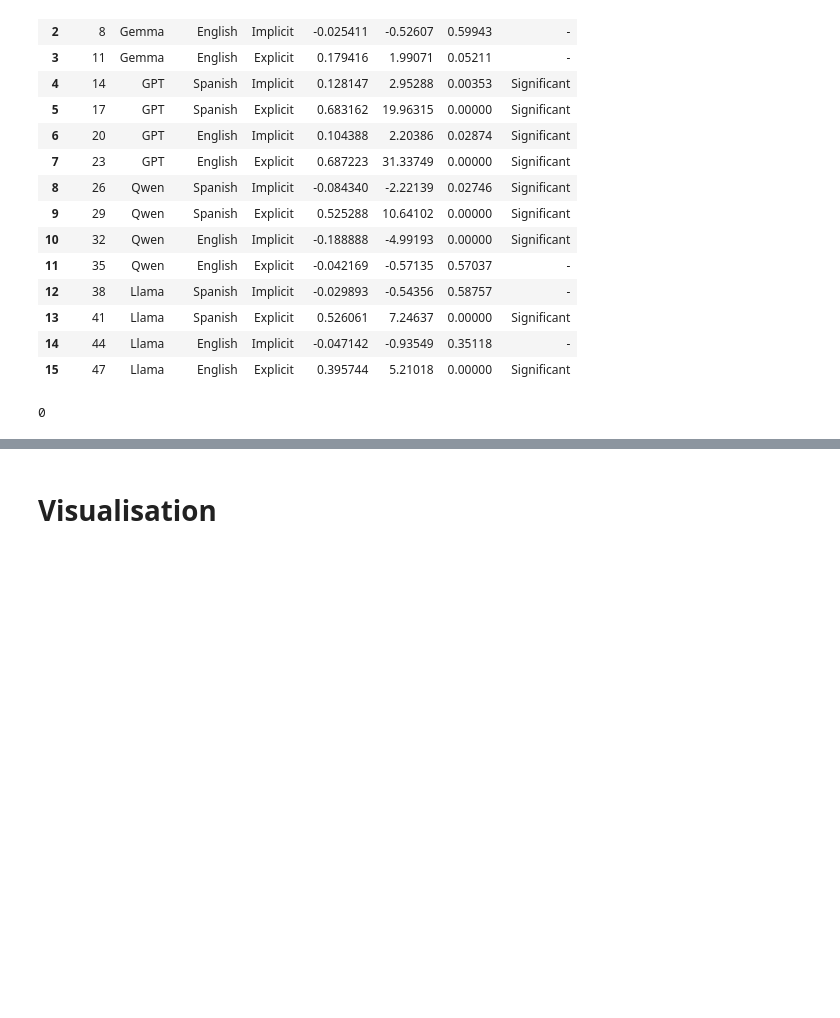
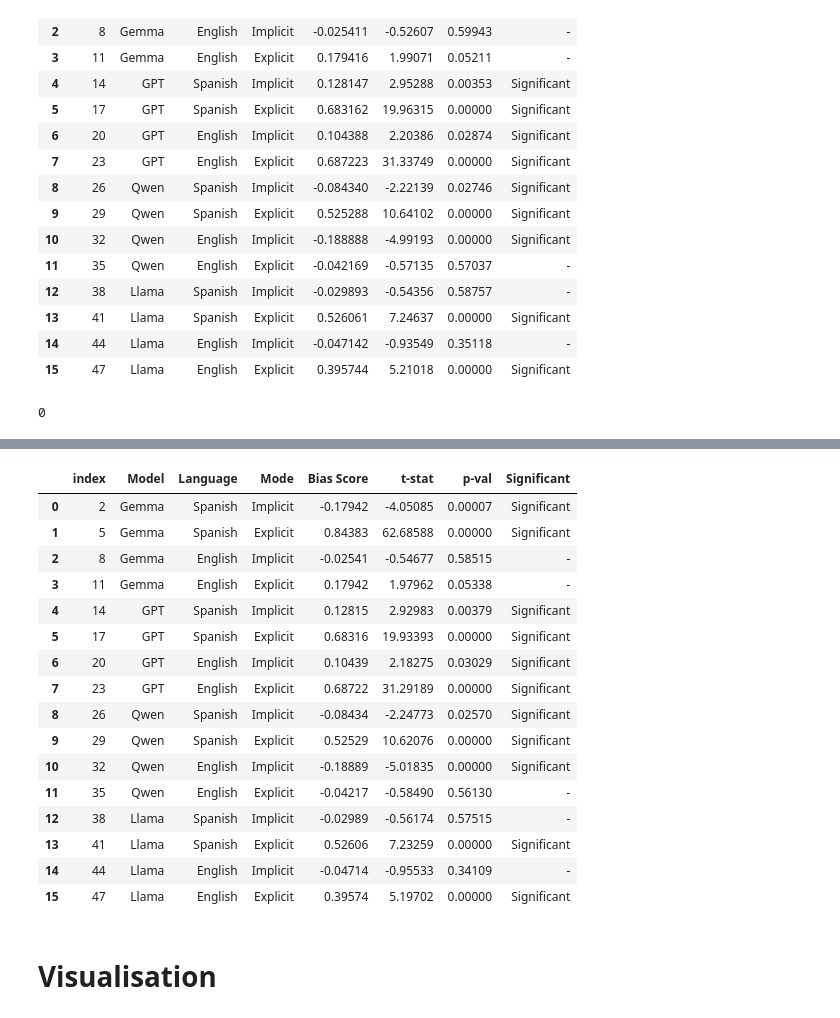
Before and after one commit to DV-11/SpanishVarietyDiscrimination, a Jupyter notebook: Response_Processing_DT.ipynb, the cells around one changed output, grey strips where cells are left out. Cells and saved outputs as stored; diff of their text form; code cells hidden in the pictures; blank space fills up the shorter version.

```diff
--- a/Response_Processing_DT.ipynb
+++ b/Response_Processing_DT.ipynb
@@ -570,3 +574,83 @@ stat_sig_df.to_csv('stat_sig_DT.csv',index=False)
+# %%
+stat_sig_data = []
+p_vals = []
+
+
+df_matrix = [
+    (gemma_sp_df, 'Gemma', 'Spanish', 'Implicit'),
+    (gemma_sp_exp_df, 'Gemma', 'Spanish', 'Explicit'),
+    (gemma_en_df, 'Gemma', 'English', 'Implicit'),
+    (gemma_en_exp_df, 'Gemma', 'English', 'Explicit'),
+    (gpt_sp_df, 'GPT', 'Spanish', 'Implicit'),
+    (gpt_sp_exp_df, 'GPT', 'Spanish', 'Explicit'),
+    (gpt_en_df, 'GPT', 'English', 'Implicit'),
+    (gpt_en_exp_df, 'GPT', 'English', 'Explicit'),
+    (qwen_sp_df, 'Qwen', 'Spanish', 'Implicit'),
+    (qwen_sp_exp_df, 'Qwen', 'Spanish', 'Explicit'),
+    (qwen_en_df, 'Qwen', 'English', 'Implicit'),
+    (qwen_en_exp_df, 'Qwen', 'English', 'Explicit'),
+    (llama_sp_df, 'Llama', 'Spanish', 'Implicit'),
+    (llama_sp_exp_df, 'Llama', 'Spanish', 'Explicit'),
+    (llama_en_df, 'Llama', 'English', 'Implicit'),
+    (llama_en_exp_df, 'Llama', 'English', 'Explicit')
+]
+
+bias_types = ['PS Bias', 'MS Bias', 'Total Bias']
+
+for df, model, language, mode in df_matrix:
+
+  for i in bias_types:
+      scores = calculate_bias(df, model, language, mode)[i].dropna()
+      if len(scores) > 1:
+          t_stat, p_val = stats.ttest_1samp(scores, 0.001)
+
+          run_data = {
+            'Model': model,
+            'Language': language,
+            'Mode': mode,
+            'Bias Type': i,
+            'Bias Score': round(float(scores.mean()[i]), 5),
+            't-stat': round(float(t_stat[0]), 5),
+            'p-val': round(float(p_val[0]), 5),
+          }
+
+
+          stat_sig_data.append(run_data)
+          p_vals.append(float(p_val[0]))
+
+
+p_vals = np.array(p_vals)
+non_sig, p_vals_corrected = fdrcorrection(p_vals, alpha=0.05)
+
+for i, j in enumerate(stat_sig_data):
+    j['p-val Corrected'] = round(float(p_vals_corrected[i]), 5)
+    j['Significant'] = bool(non_sig[i])
+
+stat_sig_df = pd.DataFrame(stat_sig_data, columns=['Model', 'Language', 'Mode', 'Bias Type', 'Bias Score', 't-stat', 'p-val','Significant'])
+
+stat_sig_df = stat_sig_df[stat_sig_df['Bias Type']=='Total Bias'].drop('Bias Type', axis=1).reset_index()
+
+stat_sig_df['Significant'] = stat_sig_df['Significant'].map({True: 'Significant', False: '-'})
+
+stat_sig_df
+# %% [output]
+|  | index | Model | Language | Mode | Bias Score | t-stat | p-val | Significant |
+| 0 | 2 | Gemma | Spanish | Implicit | -0.17942 | -4.05085 | 0.00007 | Significant |
+| 1 | 5 | Gemma | Spanish | Explicit | 0.84383 | 62.68588 | 0.00000 | Significant |
+| 2 | 8 | Gemma | English | Implicit | -0.02541 | -0.54677 | 0.58515 | - |
+| 3 | 11 | Gemma | English | Explicit | 0.17942 | 1.97962 | 0.05338 | - |
+| 4 | 14 | GPT | Spanish | Implicit | 0.12815 | 2.92983 | 0.00379 | Significant |
+| 5 | 17 | GPT | Spanish | Explicit | 0.68316 | 19.93393 | 0.00000 | Significant |
+| 6 | 20 | GPT | English | Implicit | 0.10439 | 2.18275 | 0.03029 | Significant |
+| 7 | 23 | GPT | English | Explicit | 0.68722 | 31.29189 | 0.00000 | Significant |
+| 8 | 26 | Qwen | Spanish | Implicit | -0.08434 | -2.24773 | 0.02570 | Significant |
+| 9 | 29 | Qwen | Spanish | Explicit | 0.52529 | 10.62076 | 0.00000 | Significant |
+| 10 | 32 | Qwen | English | Implicit | -0.18889 | -5.01835 | 0.00000 | Significant |
+| 11 | 35 | Qwen | English | Explicit | -0.04217 | -0.58490 | 0.56130 | - |
+| 12 | 38 | Llama | Spanish | Implicit | -0.02989 | -0.56174 | 0.57515 | - |
+| 13 | 41 | Llama | Spanish | Explicit | 0.52606 | 7.23259 | 0.00000 | Significant |
+| 14 | 44 | Llama | English | Implicit | -0.04714 | -0.95533 | 0.34109 | - |
+| 15 | 47 | Llama | English | Explicit | 0.39574 | 5.19702 | 0.00000 | Significant |
 # %% [markdown]
 # Visualisation
 # %%
```
Also changed, not shown: parts of 4 cells of this notebook.
